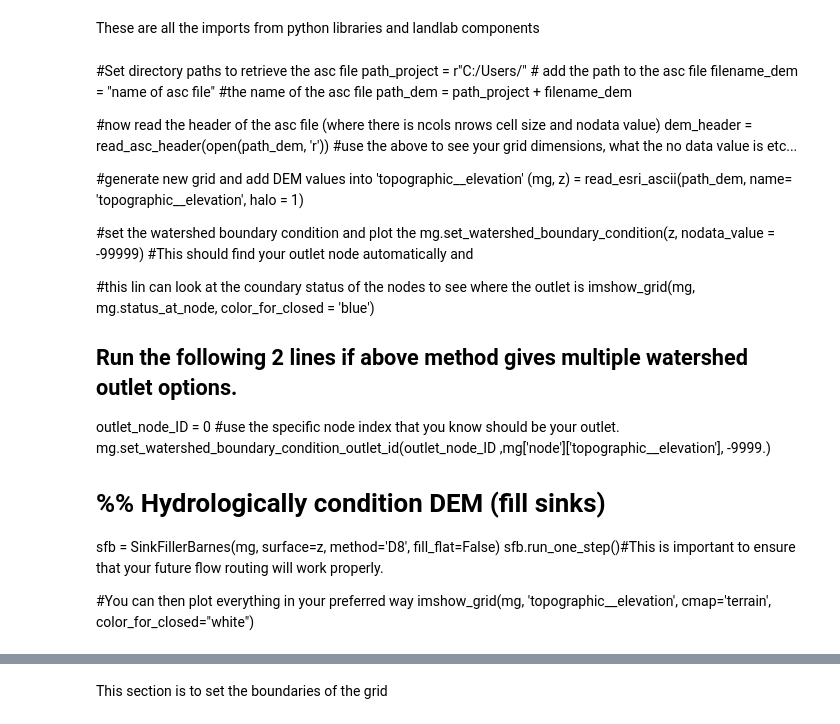
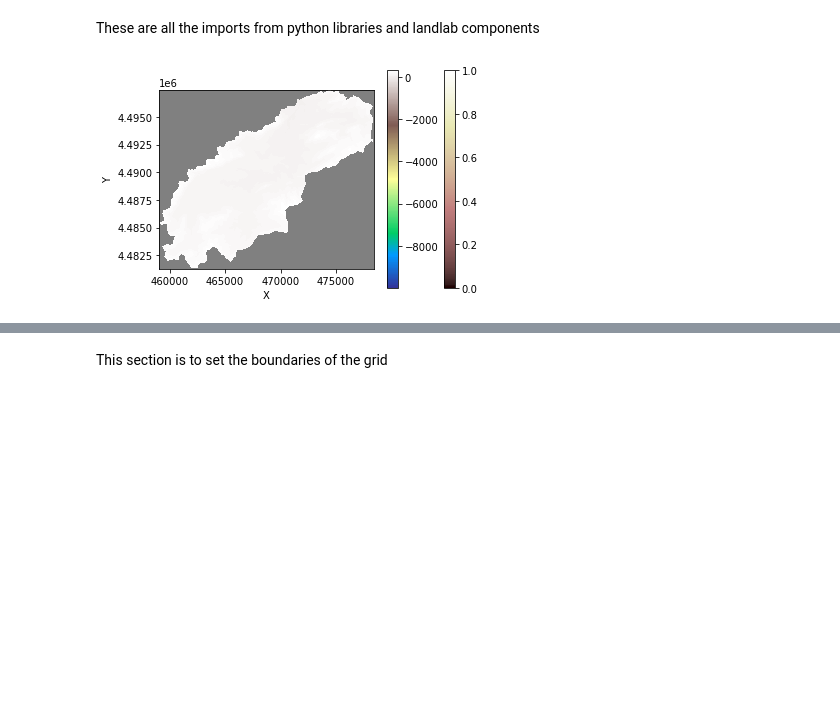
Before and after one commit to gsb223/landlabwork, a Jupyter notebook: testing_code/mySpace.ipynb, the cells around one changed output, grey strips where cells are left out. Cells and saved outputs as stored; diff of their text form; code cells hidden in the pictures; blank space fills up the shorter version.

Commit message:
added DEM for saucon watershed
also organized the files and moved them around a bit

```diff
--- a/testing_code/mySpace.ipynb
+++ b/testing_code/mySpace.ipynb
@@ -23,33 +23,35 @@ from landlab import imshow_grid #For plotting results; optional
 from landlab.io import read_esri_ascii
 from landlab.io import read_asc_header
 %matplotlib inline
-# %% [markdown]
-#Set directory paths to retrieve the asc file
-path_project = r"C:/Users/" # add the path to the asc file
-filename_dem = "name of asc file" #the name of the asc file
-path_dem = path_project + filename_dem
-
-#now read the header of the asc file (where there is ncols nrows cell size and nodata value)
-dem_header = read_asc_header(open(path_dem, 'r'))
-#use the above to see your grid dimensions, what the no data value is etc...
-
-#generate new grid and add DEM values into 'topographic__elevation'
-(mg, z) = read_esri_ascii(path_dem, name= 'topographic__elevation', halo = 1)
-
-#set the watershed boundary condition and plot the
-mg.set_watershed_boundary_condition(z, nodata_value = -99999)
-#This should find your outlet node automatically and
-
-#this lin can look at the coundary status of the nodes to see where the outlet is
-imshow_grid(mg, mg.status_at_node, color_for_closed = 'blue')
-
-## Run the following 2 lines if above method gives multiple watershed outlet options.
-outlet_node_ID = 0 #use the specific node index that you know should be your outlet.
-mg.set_watershed_boundary_condition_outlet_id(outlet_node_ID ,mg['node']['topographic__elevation'], -9999.)
-
-# %% Hydrologically condition DEM (fill sinks)
-sfb = SinkFillerBarnes(mg, surface=z, method='D8', fill_flat=False)
-sfb.run_one_step()#This is important to ensure that your future flow routing will work properly.
-
- #You can then plot everything in your preferred way
-imshow_grid(mg, 'topographic__elevation', cmap='terrain', color_for_closed="white")
+# %%
+#Set directory paths to retrieve the asc file
+path_project = r"C:/Users/gsbir/Documents/EES_393/" # add the path to the asc file    #this should access my H drive
+filename_dem = "saucon_txt.txt" #the name of the asc file
+path_dem = path_project + filename_dem
+
+#now read the header of the asc file (where there is ncols nrows cell size and nodata value)
+dem_header = read_asc_header(open(path_dem, 'r'))
+#use the above to see your grid dimensions, what the no data value is etc...
+
+#generate new grid and add DEM values into 'topographic__elevation'
+(mg, z) = read_esri_ascii(path_dem, name= 'topographic__elevation', halo = 1)
+
+#set the watershed boundary condition and plot the
+mg.set_watershed_boundary_condition(z, nodata_value = -9999)
+#This should find your outlet node automatically and
+
+#this lin can look at the coundary status of the nodes to see where the outlet is
+imshow_grid(mg, mg.status_at_node, color_for_closed = 'blue')
+
+## Run the following 2 lines if above method gives multiple watershed outlet options.
+outlet_node_ID = 0 #use the specific node index that you know should be your outlet.
+mg.set_watershed_boundary_condition_outlet_id(outlet_node_ID ,mg['node']['topographic__elevation'], -9999.)
+
+# %% Hydrologically condition DEM (fill sinks)
+sfb = SinkFillerBarnes(mg, surface=z, method='D8', fill_flat=False)
+sfb.run_one_step()#This is important to ensure that your future flow routing will work properly.
+
+ #You can then plot everything in your preferred way
+#imshow_grid(mg, 'topographic__elevation', cmap='terrain', color_for_closed="grey")
+# %% [output]
+[figure, added]
```
Also changed, not shown: parts of 8 cells of this notebook, 3 other files.
